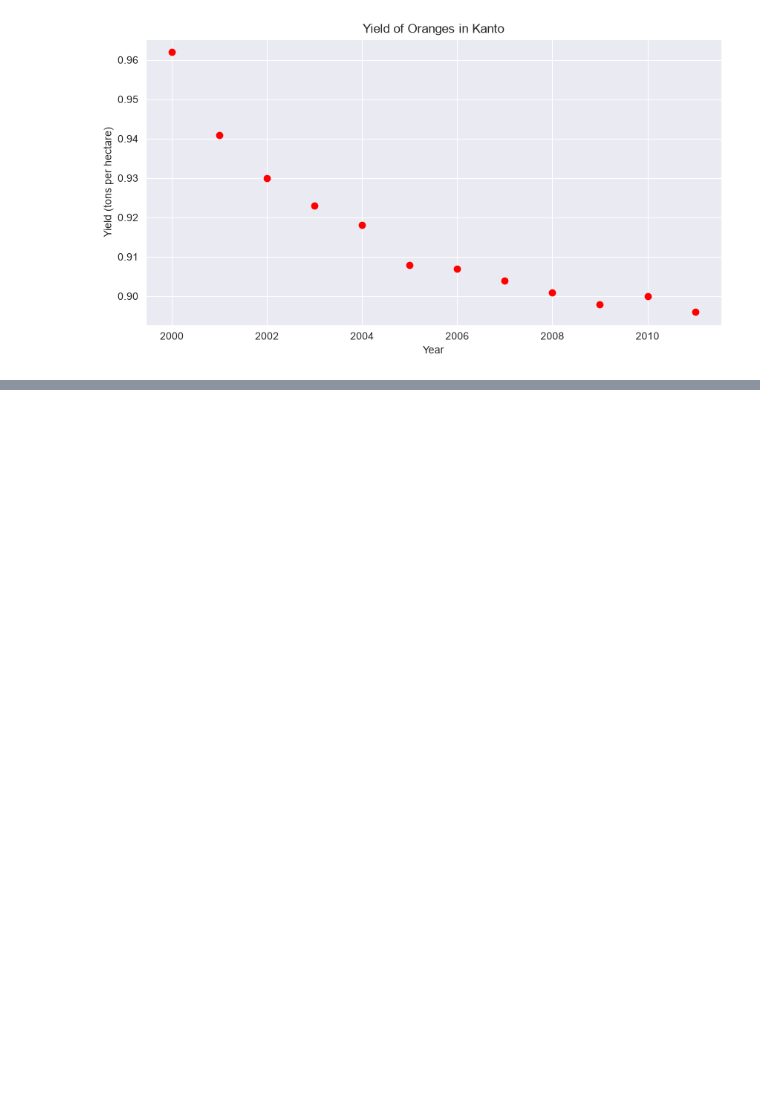
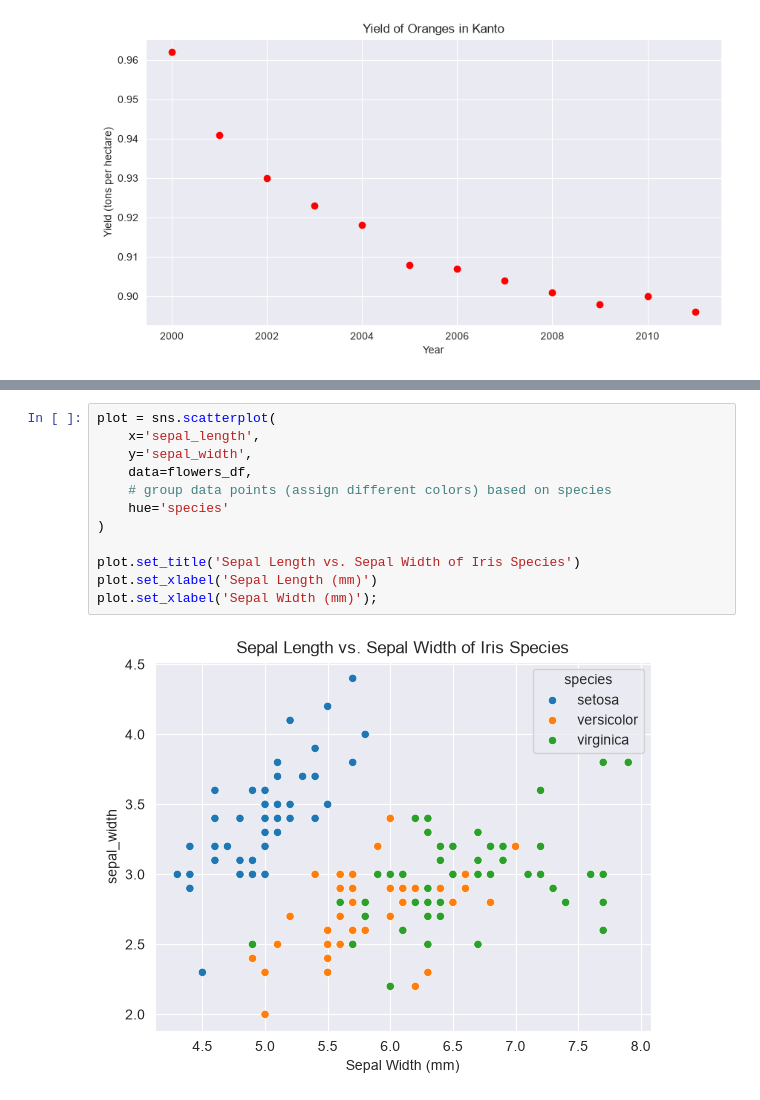
Before and after one commit to kelpppp/data-viz-notes, a Jupyter notebook: 02-data-visualization-notes.ipynb, the cells around one changed output, grey strips where cells are left out. Drawn from its saved outputs; the diff is of its cells as text; blank space fills up the shorter version.

```diff
--- a/02-data-visualization-notes.ipynb
+++ b/02-data-visualization-notes.ipynb
@@ -255,0 +360,14 @@ plt.ylabel('Yield (tons per hectare)');
+# %%
+plot = sns.scatterplot(
+    x='sepal_length',
+    y='sepal_width',
+    data=flowers_df,
+    # group data points (assign different colors) based on species
+    hue='species'
+)
+
+plot.set_title('Sepal Length vs. Sepal Width of Iris Species')
+plot.set_xlabel('Sepal Length (mm)')
+plot.set_xlabel('Sepal Width (mm)');
+# %% [output]
+[figure, added]
```
Also changed, not shown: parts of 35 cells of this notebook.
